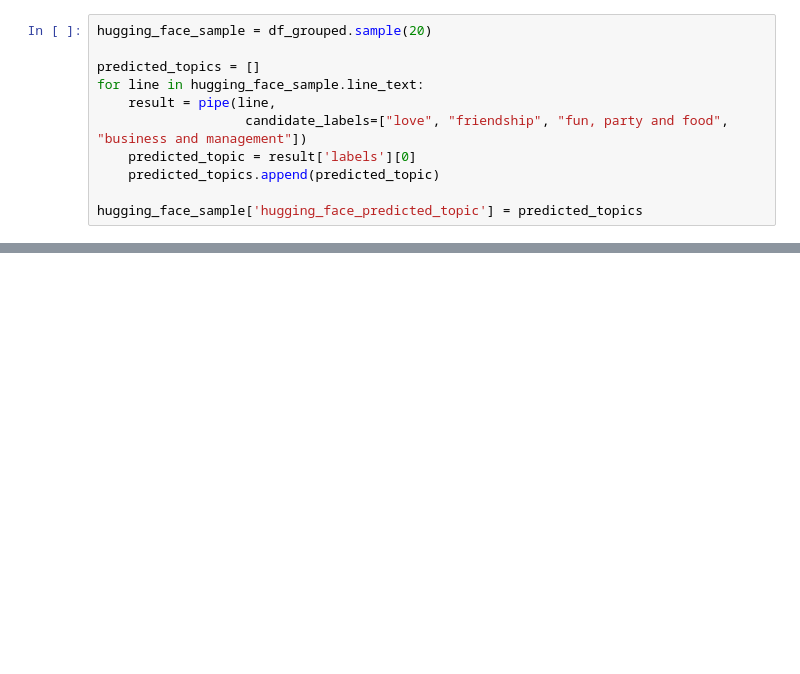
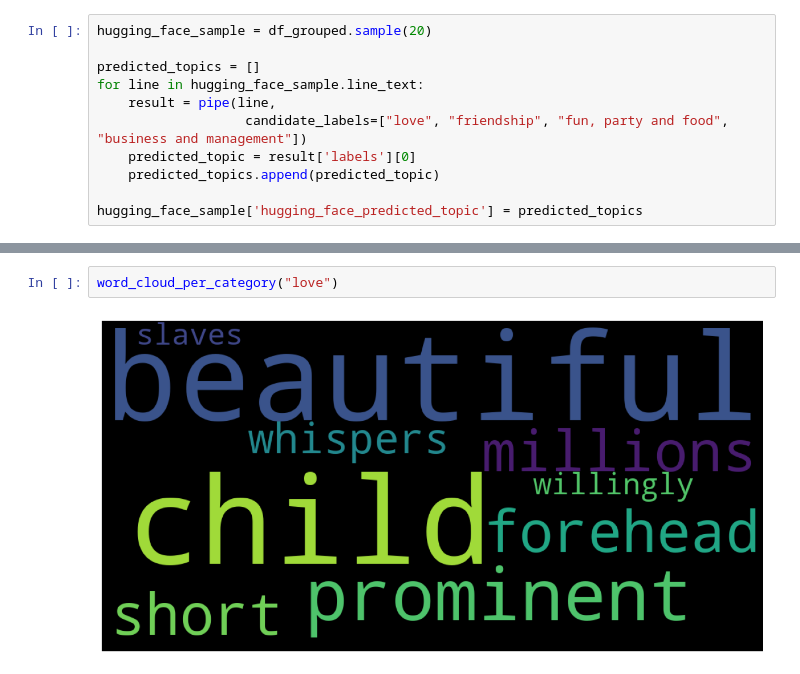
Before and after one commit to shantanu-555/The-Office-Script-Analysis, a Jupyter notebook: elines_notebook.ipynb, the cells around one changed output, grey strips where cells are left out. Drawn from its saved outputs; the diff is of its cells as text; blank space fills up the shorter version.

```diff
--- a/elines_notebook.ipynb
+++ b/elines_notebook.ipynb
@@ -301,0 +329,4 @@ hugging_face_sample
+# %%
+word_cloud_per_category("love")
+# %% [output]
+[figure, added]
```
Also changed, not shown: parts of 6 cells of this notebook.
